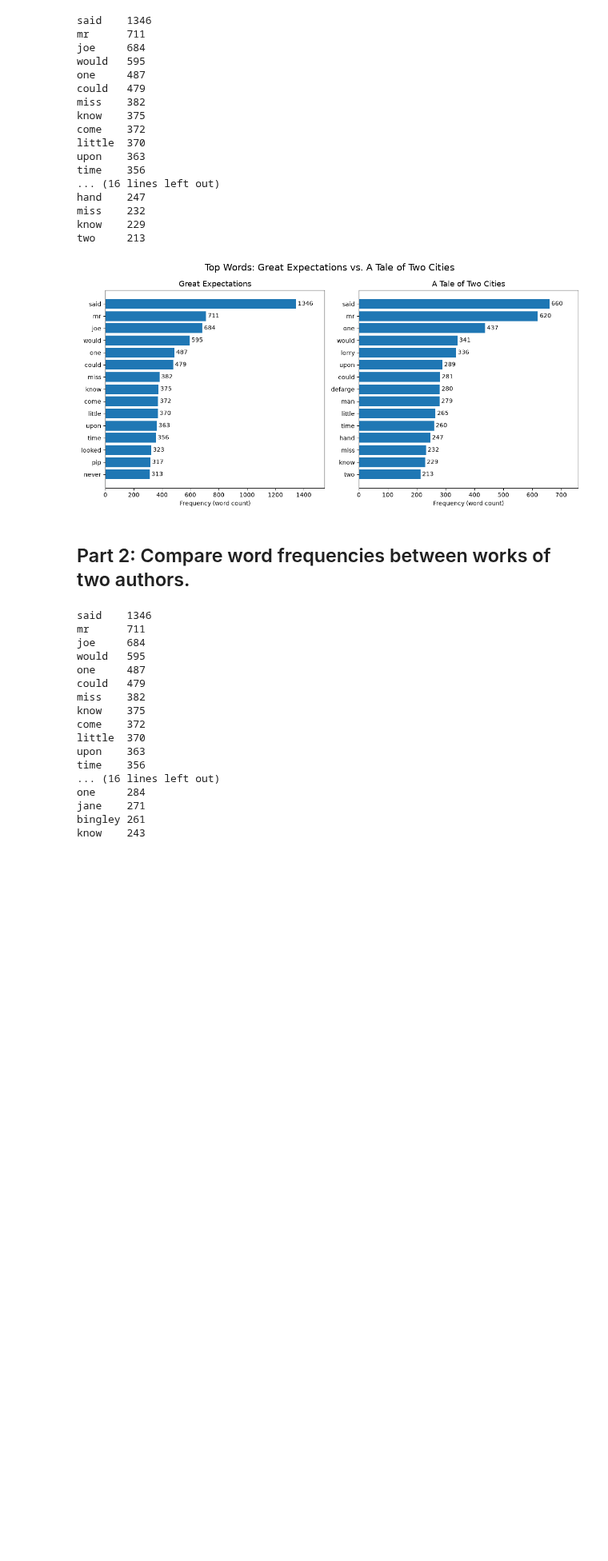
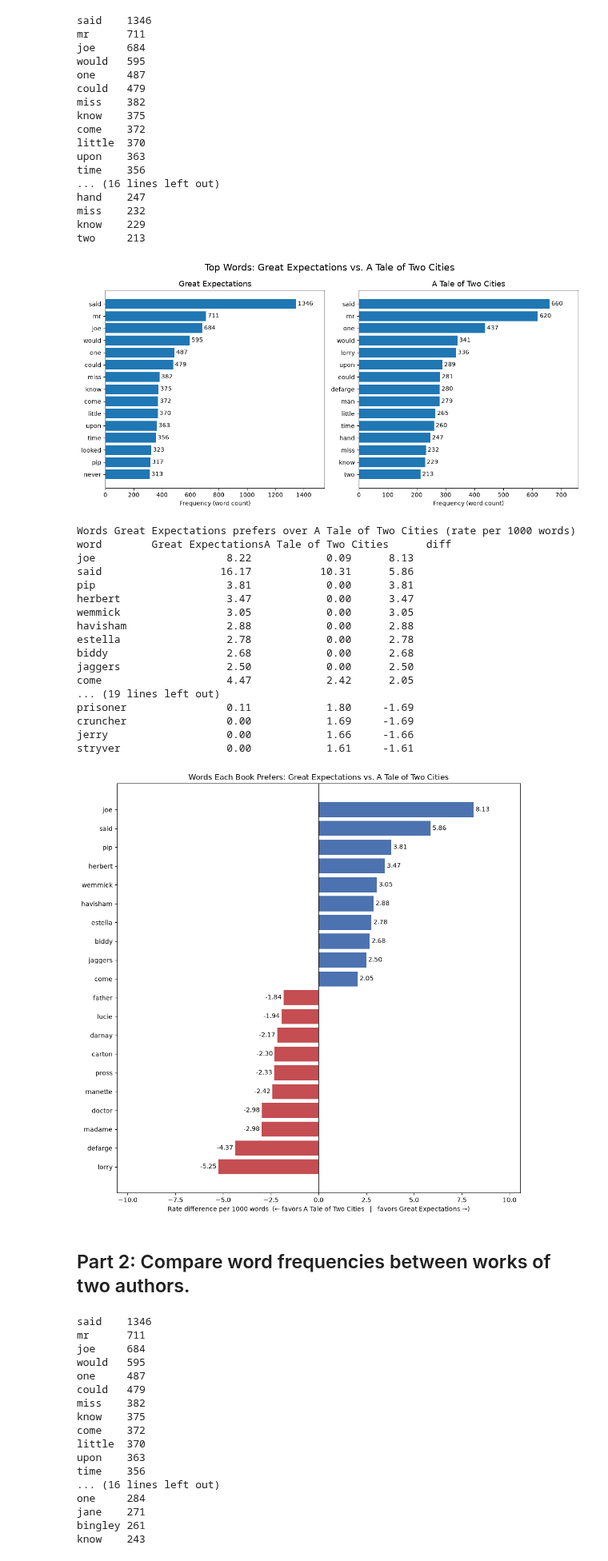
Before and after one commit to utk-cs445-fall26/MiniProject1, a Jupyter notebook: MiniProject1.ipynb, the cells around one changed output. Shown at 80% size. Saved outputs shown, nothing was run; the diff lists cells and outputs as text; code cells hidden in the pictures; blank space fills up the shorter version.

Commit message:
add comparison by usage difference graph and functions

```diff
--- a/MiniProject1.ipynb
+++ b/MiniProject1.ipynb
@@ -242,7 +242,6 @@ E.g below are two most popular books from Project Gutenberg:
 # %%
 import requests, re, nltk
 # re is a module for regular expressions: to detect various combinations of characters
-import matplotlib.pyplot as plt
 import operator
 
 
@@ -302,23 +301,28 @@ def sorted_words_dict(t):
     return wfs
 
 
-def plot_word_frequencies(wf1, wf2, label1, label2, title, top_n=15):
-    """Side-by-side horizontal bar charts with the count labeled on each bar."""
-    top1 = wf1[:top_n][::-1]  # reversed so most frequent word is at the top
-    top2 = wf2[:top_n][::-1]
+def compare_books(wf1, wf2, label1, label2, top_n=15):
+    """Rank words by how much more often one book uses them than the
+    other, per 1000 (non-stopword) words. This controls for book length so
+    a longer book doesn't just look 'wordier' everywhere."""
+    d1, d2 = dict(wf1), dict(wf2)
+    total1, total2 = sum(d1.values()), sum(d2.values())
 
-    f, (ax1, ax2) = plt.subplots(1, 2, figsize=(12, 6))
-    f.suptitle(title, fontsize=16)
+    rows = []
+    for w in set(d1) | set(d2):
+        rate1 = d1.get(w, 0) / total1 * 1000
+        rate2 = d2.get(w, 0) / total2 * 1000
+        rows.append((w, rate1, rate2, rate1 - rate2))
 
-    for ax, wf, label in [(ax1, top1, label1), (ax2, top2, label2)]:
-        words = [w for w, c in wf]
-        counts = [c for w, c in wf]
-        bars = ax.barh(words, counts)
-        ax.set_title(label, fontsize=13)
-        ax.set_xlabel('Frequency (word count)')
-        ax.ticklabel_format(style='plain', axis='x')  # no scientific notation
-        ax.bar_label(bars, padding=3)  # print the count at the end of each bar
-        ax.set_xlim(0, max(counts) * 1.15)  # room for the labels
+    def show(sorted_rows, title):
+        print(f"{title} (rate per 1000 words)")
+        print(f"{'word':<12}{label1:>16}{label2:>16}{'diff':>10}")
+        for w, r1, r2, d in sorted_rows[:top_n]:
+            print(f"{w:<12}{r1:>16.2f}{r2:>16.2f}{d:>10.2f}")
+        print()
 
-    plt.tight_layout()
-    plt.show()
+    rows_desc = sorted(rows, key=lambda x: x[3], reverse=True)
+    show(rows_desc, f"Words {label1} prefers over {label2}")
+    show(list(reversed(rows_desc)), f"Words {label2} prefers over {label1}")
+
+    return rows
@@ -360,6 +414,29 @@ plot_word_frequencies(ge, ttc, 'Great Expectations', 'A Tale of Two Cities',
                        'Top Words: Great Expectations vs. A Tale of Two Cities')
 # %% [output]
 [figure]
+# %%
+ge_ttc_diffs = compare_books(ge, ttc, 'Great Expectations', 'A Tale of Two Cities')
+plot_word_comparison(ge_ttc_diffs, 'Great Expectations', 'A Tale of Two Cities',
+                      'Words Each Book Prefers: Great Expectations vs. A Tale of Two Cities')
+# %% [output]
+Words Great Expectations prefers over A Tale of Two Cities (rate per 1000 words)
+word        Great ExpectationsA Tale of Two Cities      diff
+joe                     8.22            0.09      8.13
+said                   16.17           10.31      5.86
+pip                     3.81            0.00      3.81
+herbert                 3.47            0.00      3.47
+wemmick                 3.05            0.00      3.05
+havisham                2.88            0.00      2.88
+estella                 2.78            0.00      2.78
+biddy                   2.68            0.00      2.68
+jaggers                 2.50            0.00      2.50
+come                    4.47            2.42      2.05
+... (19 lines left out)
+prisoner                0.11            1.80     -1.69
+cruncher                0.00            1.69     -1.69
+jerry                   0.00            1.66     -1.66
+stryver                 0.00            1.61     -1.61
+[figure, added]
 # %% [markdown]
 ## Part 2: Compare word frequencies between works of two authors.
 # %%
```
Also changed, not shown: parts of 4 cells of this notebook.
